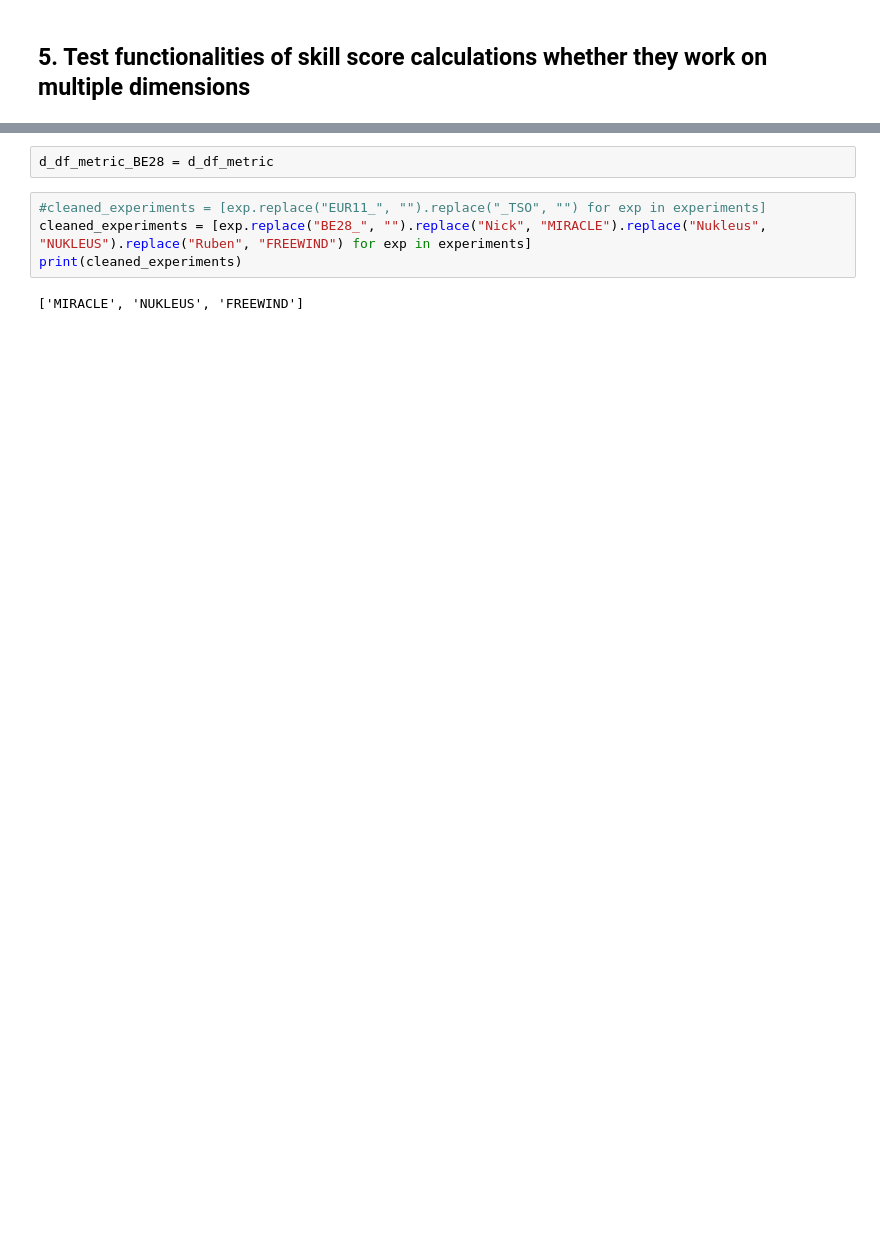
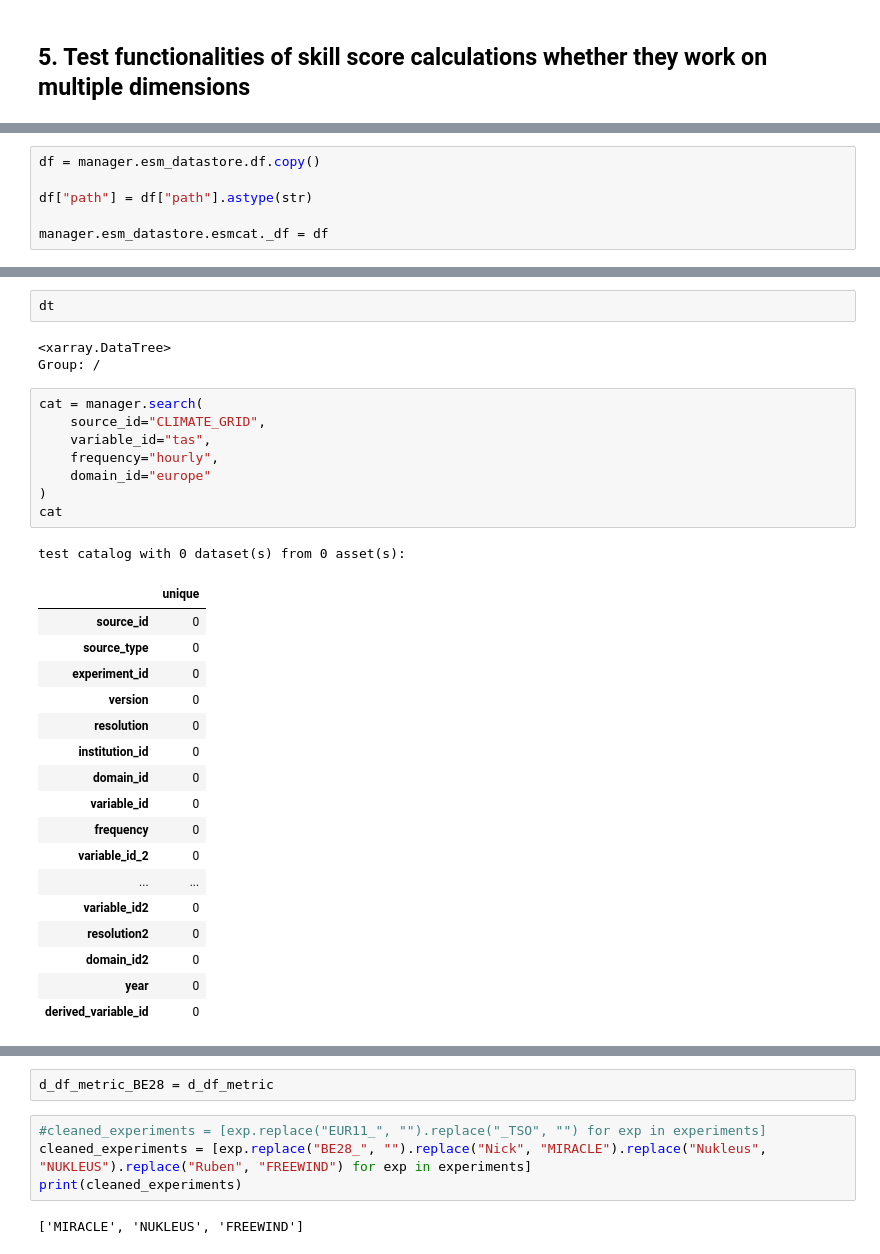
Before and after one commit to CORDEX-be2/ValEnsPy, a Jupyter notebook: examples/skill_scores_domain.ipynb, the cells around one changed output, grey strips where cells are left out. Cells and saved outputs as stored; diff of their text form; blank space fills up the shorter version.

```diff
--- a/examples/skill_scores_domain.ipynb
+++ b/examples/skill_scores_domain.ipynb
@@ -148,0 +163,6 @@ from valenspy.preprocessing_tasks.regrid import remap_cdo
+# %%
+df = manager.esm_datastore.df.copy()
+
+df["path"] = df["path"].astype(str)
+
+manager.esm_datastore.esmcat._df = df
@@ -149,3 +187,35 @@ from valenspy.preprocessing_tasks.regrid import remap_cdo
+# %%
+dt
+# %% [output]
+<xarray.DataTree>
+Group: /
+# %%
+cat = manager.search(
+    source_id="CLIMATE_GRID",
+    variable_id="tas",
+    frequency="hourly",
+    domain_id="europe"
+)
+cat
+# %% [output]
+test catalog with 0 dataset(s) from 0 asset(s):
+|  | unique |
+| source_id | 0 |
+| source_type | 0 |
+| experiment_id | 0 |
+| version | 0 |
+| resolution | 0 |
+| institution_id | 0 |
+| domain_id | 0 |
+| variable_id | 0 |
+| frequency | 0 |
+| variable_id_2 | 0 |
+| ... | ... |
+| variable_id2 | 0 |
+| resolution2 | 0 |
+| domain_id2 | 0 |
+| year | 0 |
+| derived_variable_id | 0 |
 # %%
 ref_dataset = 'ERA5'
 variables = ['clt','pr','psl','tas']
```
Also changed, not shown: parts of 10 cells of this notebook, 4 other files.
